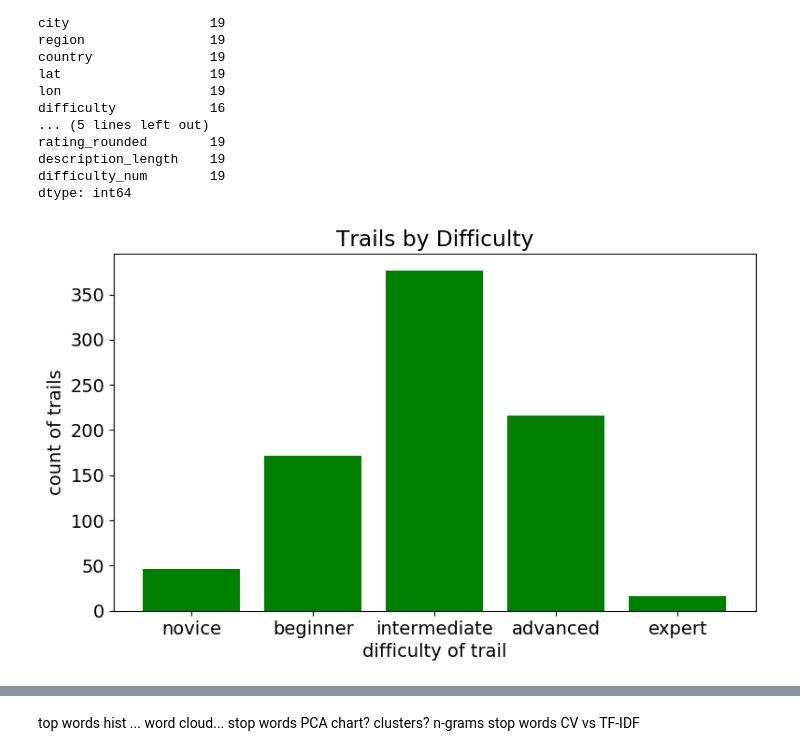
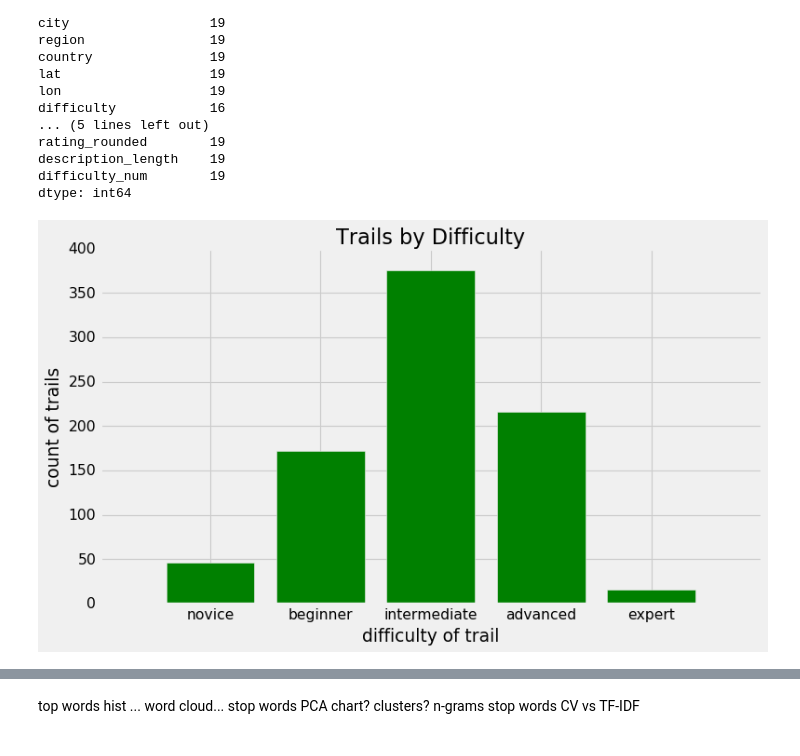
Before and after one commit to Laura-Kimble/mtb-trails, a Jupyter notebook: notebooks/CO_trails_EDA.ipynb, the cells around one changed output, grey strips where cells are left out. Cells and saved outputs as stored; diff of their text form; code cells hidden in the pictures.

```diff
--- a/notebooks/CO_trails_EDA.ipynb
+++ b/notebooks/CO_trails_EDA.ipynb
@@ -4,6 +4,6 @@ import numpy as np
 import matplotlib.pyplot as plt
 import matplotlib
 
-plt.style.use('default')
+plt.style.use('fivethirtyeight')
 matplotlib.rcParams.update({'font.size': 14})
 matplotlib.rcParams['image.cmap'] = 'viridis'
@@ -19,0 +10,8 @@ Index(['id', 'name', 'url', 'length', 'description', 'directions', 'city',
+# %%
+st_df = pd.read_pickle('../data/co_trails_df')
+st_df.columns
+st_df['dist_to_Denver_mi'] = np.round(st_df['dist_to_Denver_mi'], 2)
+view_cols = ['id', 'name', 'length',
+             'description', 'lat', 'lon', 'difficulty', 'rating', 'description_length', 'dist_to_Denver_mi']
+st_df[view_cols].head()
+# st_df.columns
@@ -166,22 +171,23 @@ dtype: int64
 # %%
 y = st_df[['difficulty', 'id']].groupby(by='difficulty').count().reset_index()
 order = np.array(['novice', 'beginner', 'intermediate', 'advanced', 'expert', None])
 order_dict = {difficulty:np.argwhere(order==difficulty)[0][0] for difficulty in order}
 y['order'] = np.zeros(len(y))
 for i, diffy in enumerate(order):
     y.loc[y['difficulty']==diffy, 'order'] = order_dict[diffy]
 y = y.sort_values(by='order')
+width = 0.8
 
-fig, ax = plt.subplots(figsize=(8, 5))
+fig, ax = plt.subplots(figsize=(10, 6))
 x = np.arange(y.shape[0])
 labels = y['difficulty']
-ax.bar(x, y['id'], color='g')
+ax.bar(x, y['id'], width, color='g', align='center')
 ax.set_xticks(x)
 ax.set_xticklabels(labels)
 ax.set_ylabel('count of trails')
 ax.set_xlabel('difficulty of trail')
 ax.set_title('Trails by Difficulty')
 fig.tight_layout(pad=1)
 fig.savefig('../images/co_Trails_by_difficulty_ordered.png')
 # %% [output]
-[figure, old version]
+[figure, new version]
```
Also changed, not shown: parts of 9 cells of this notebook, 17 other files.
